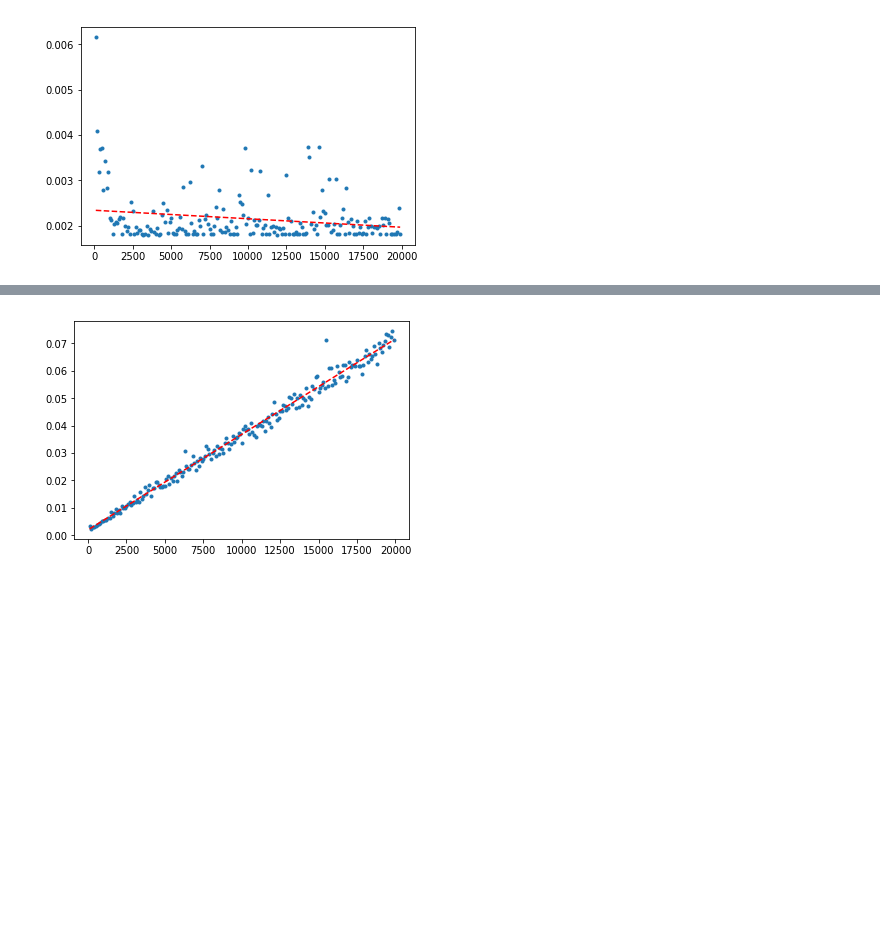
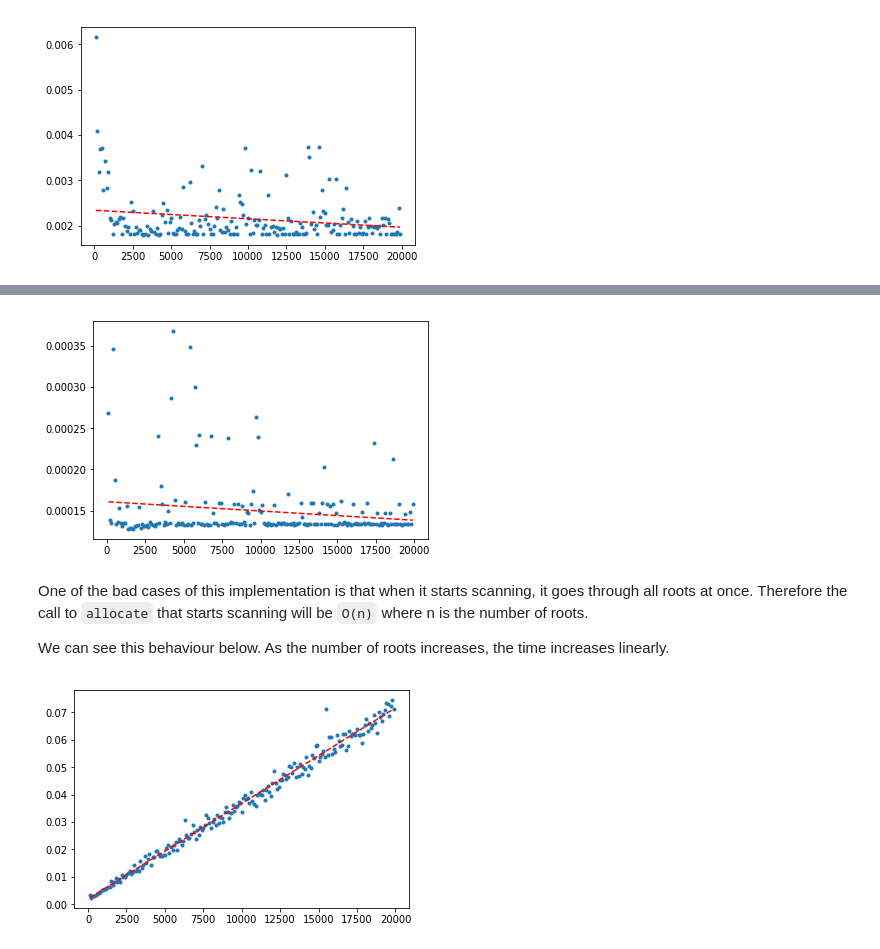
Before and after one commit to miscer/treadmill-garbage-collector, a Jupyter notebook: analysis.ipynb, the cells around one changed output, grey strips where cells are left out. Saved outputs shown, nothing was run; the diff lists cells and outputs as text; code cells hidden in the pictures; blank space fills up the shorter version.

```diff
--- a/analysis.ipynb
+++ b/analysis.ipynb
@@ -57,3 +82,31 @@ draw_plot(sizes, times)
+# %%
+import linked_list
+
+def create_heap(size):
+    linked_list.heap = treadmill.Heap(heap_roots, heap_children, initial_size=size*2, scan_threshold=0.5, scan_step_size=10)
+
+    # create the list, adding it as a root to make sure it is not collected
+    linked_list.create_list(size)
+
+    # remove the list from roots so that it can be collected
+    linked_list.episcopal_list = None
+
+    return linked_list.heap
+
+object_sizes = range(100, 20000, 100)
+times = []
+
+for object_size in object_sizes:
+    time = timeit.timeit('heap.allocate()', setup='heap = create_heap(object_size)', number=50, globals=globals())
+    times.append(time)
+
+draw_plot(object_sizes, times)
+# %% [output]
+[figure, added]
+# %% [markdown]
+One of the bad cases of this implementation is that when it starts scanning, it goes through all roots at once. Therefore the call to `allocate` that starts scanning will be `O(n)` where n is the number of roots.
+
+We can see this behaviour below. As the number of roots increases, the time increases linearly.
 # %%
 def create_heap(size, num_roots):
     roots = []
```
Also changed, not shown: parts of 5 cells of this notebook, 1 other file.
